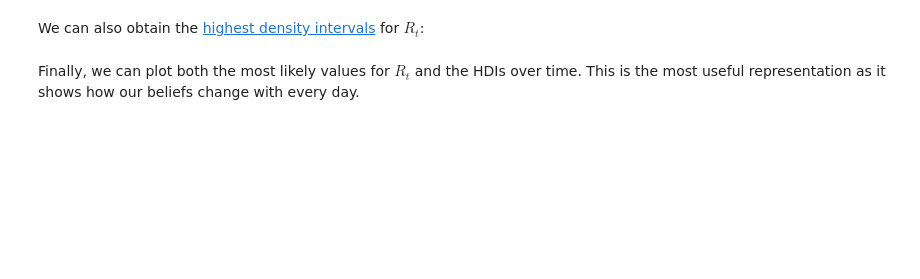
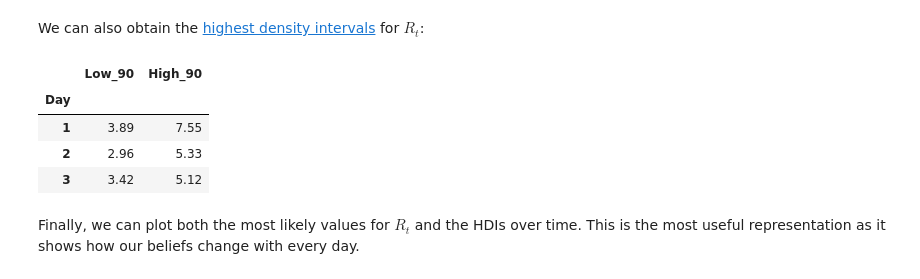
Before and after one commit to k-sys/covid-19, a Jupyter notebook: Realtime R0.ipynb, the cells around one changed output. Drawn from its saved outputs; the diff is of its cells as text; code cells hidden in the pictures; blank space fills up the shorter version.

```diff
--- a/Realtime R0.ipynb
+++ b/Realtime R0.ipynb
@@ -202,21 +218,36 @@ We can also obtain the [highest density intervals](https://www.sciencedirect.com
 # %%
 def highest_density_interval(pmf, p=.9):
     # If we pass a DataFrame, just call this recursively on the columns
     if(isinstance(pmf, pd.DataFrame)):
         return pd.DataFrame([highest_density_interval(pmf[col], p=p) for col in pmf],
                             index=pmf.columns)
 
     cumsum = np.cumsum(pmf.values)
-    total_p = cumsum - cumsum[:, None]  # N x N matrix of total probability mass for each low, high
-    lows, highs = (total_p > p).nonzero()  # all (low, high) with total probability > p
+
+    # N x N matrix of total probability mass for each low, high
+    total_p = cumsum - cumsum[:, None]
+
+    # Return all indices with total_p > p
+    lows, highs = (total_p > p).nonzero()
+
+    # Find the smallest range (highest density)
     best = (highs - lows).argmin()
 
     low = pmf.index[lows[best]]
     high = pmf.index[highs[best]]
-    return pd.Series([low, high], index=[f'Low_{p*100:.0f}', f'High_{p*100:.0f}'])
+
+    return pd.Series([low, high],
+                     index=[f'Low_{p*100:.0f}',
+                            f'High_{p*100:.0f}'])
 
 hdi = highest_density_interval(posteriors)
 hdi.tail()
+# %% [output]
+|  | Low_90 | High_90 |
+| Day |  |  |
+| 1 | 3.89 | 7.55 |
+| 2 | 2.96 | 5.33 |
+| 3 | 3.42 | 5.12 |
 # %% [markdown]
 Finally, we can plot both the most likely values for $R_t$ and the HDIs over time. This is the most useful representation as it shows how our beliefs change with every day.
 # %%
```
Also changed, not shown: parts of 7 cells of this notebook.
